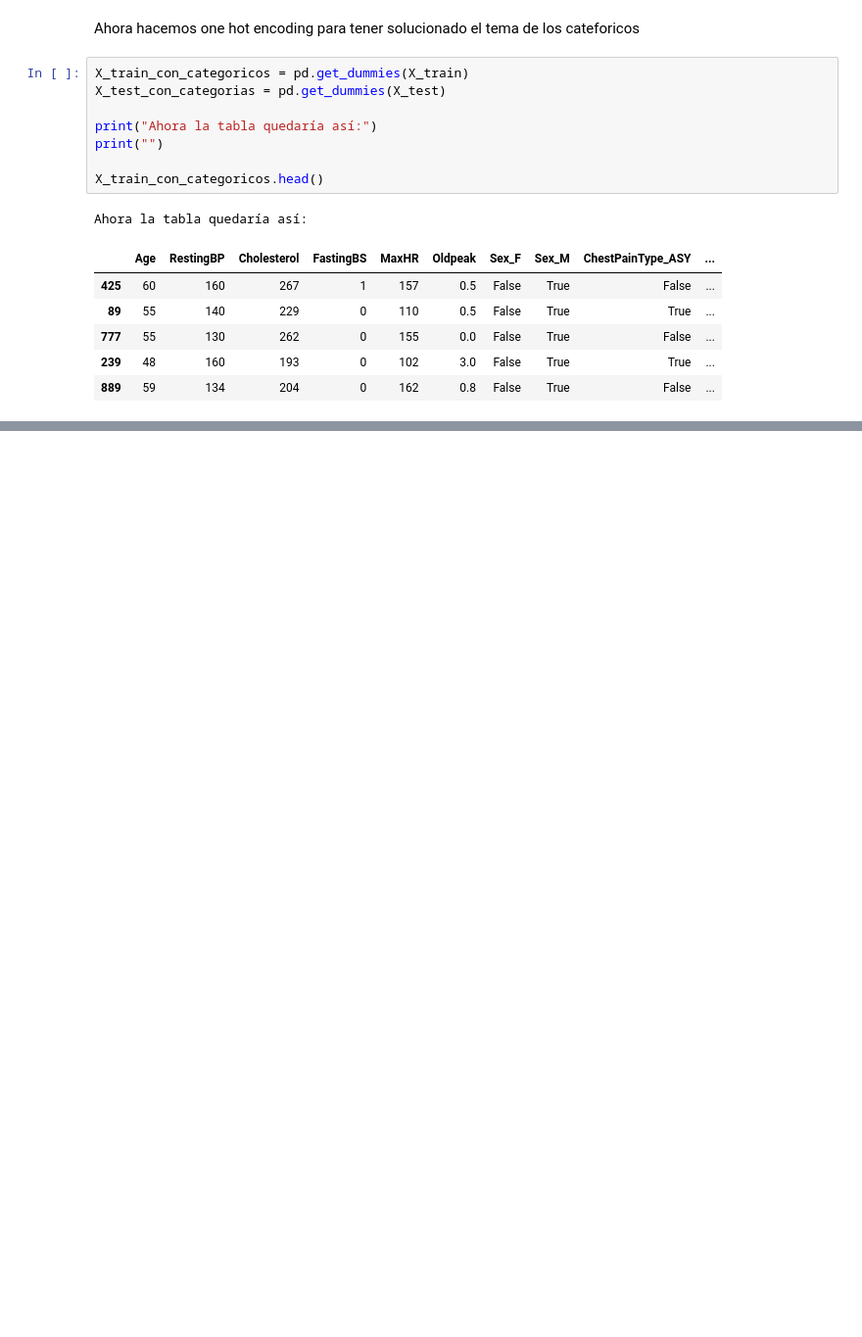
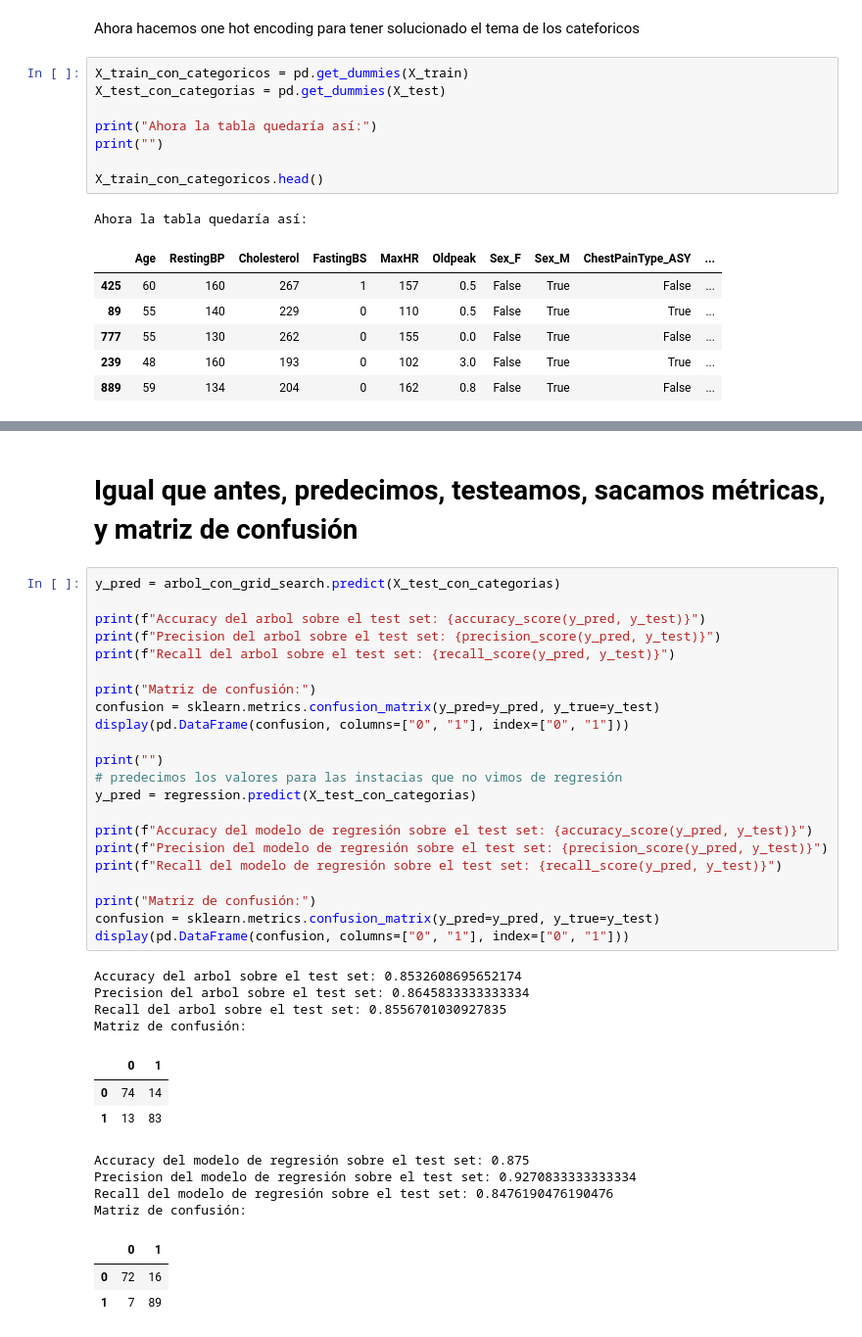
Before and after one commit to Leoli16/TP_IA_LUCA, a Jupyter notebook: Sabetay_Abud_Battias_CE.ipynb, the cells around one changed output, grey strips where cells are left out. Shown at 98% size. Drawn from its saved outputs; the diff is of its cells as text; blank space fills up the shorter version.

```diff
--- a/Sabetay_Abud_Battias_CE.ipynb
+++ b/Sabetay_Abud_Battias_CE.ipynb
@@ -176,0 +245,39 @@ LogisticRegression(random_state=0)
+# %% [markdown]
+# Igual que antes, predecimos, testeamos, sacamos métricas, y matriz de confusión
+# %%
+y_pred = arbol_con_grid_search.predict(X_test_con_categorias)
+
+print(f"Accuracy del arbol sobre el test set: {accuracy_score(y_pred, y_test)}")
+print(f"Precision del arbol sobre el test set: {precision_score(y_pred, y_test)}")
+print(f"Recall del arbol sobre el test set: {recall_score(y_pred, y_test)}")
+
+print("Matriz de confusión:")
+confusion = sklearn.metrics.confusion_matrix(y_pred=y_pred, y_true=y_test)
+display(pd.DataFrame(confusion, columns=["0", "1"], index=["0", "1"]))
+
+print("")
+# predecimos los valores para las instacias que no vimos de regresión
+y_pred = regression.predict(X_test_con_categorias)
+
+print(f"Accuracy del modelo de regresión sobre el test set: {accuracy_score(y_pred, y_test)}")
+print(f"Precision del modelo de regresión sobre el test set: {precision_score(y_pred, y_test)}")
+print(f"Recall del modelo de regresión sobre el test set: {recall_score(y_pred, y_test)}")
+
+print("Matriz de confusión:")
+confusion = sklearn.metrics.confusion_matrix(y_pred=y_pred, y_true=y_test)
+display(pd.DataFrame(confusion, columns=["0", "1"], index=["0", "1"]))
+# %% [output]
+Accuracy del arbol sobre el test set: 0.8532608695652174
+Precision del arbol sobre el test set: 0.8645833333333334
+Recall del arbol sobre el test set: 0.8556701030927835
+Matriz de confusión:
+|  | 0 | 1 |
+| 0 | 74 | 14 |
+| 1 | 13 | 83 |
+Accuracy del modelo de regresión sobre el test set: 0.875
+Precision del modelo de regresión sobre el test set: 0.9270833333333334
+Recall del modelo de regresión sobre el test set: 0.8476190476190476
+Matriz de confusión:
+|  | 0 | 1 |
+| 0 | 72 | 16 |
+| 1 | 7 | 89 |
```
Also changed, not shown: parts of 16 cells of this notebook, 3 other files.
